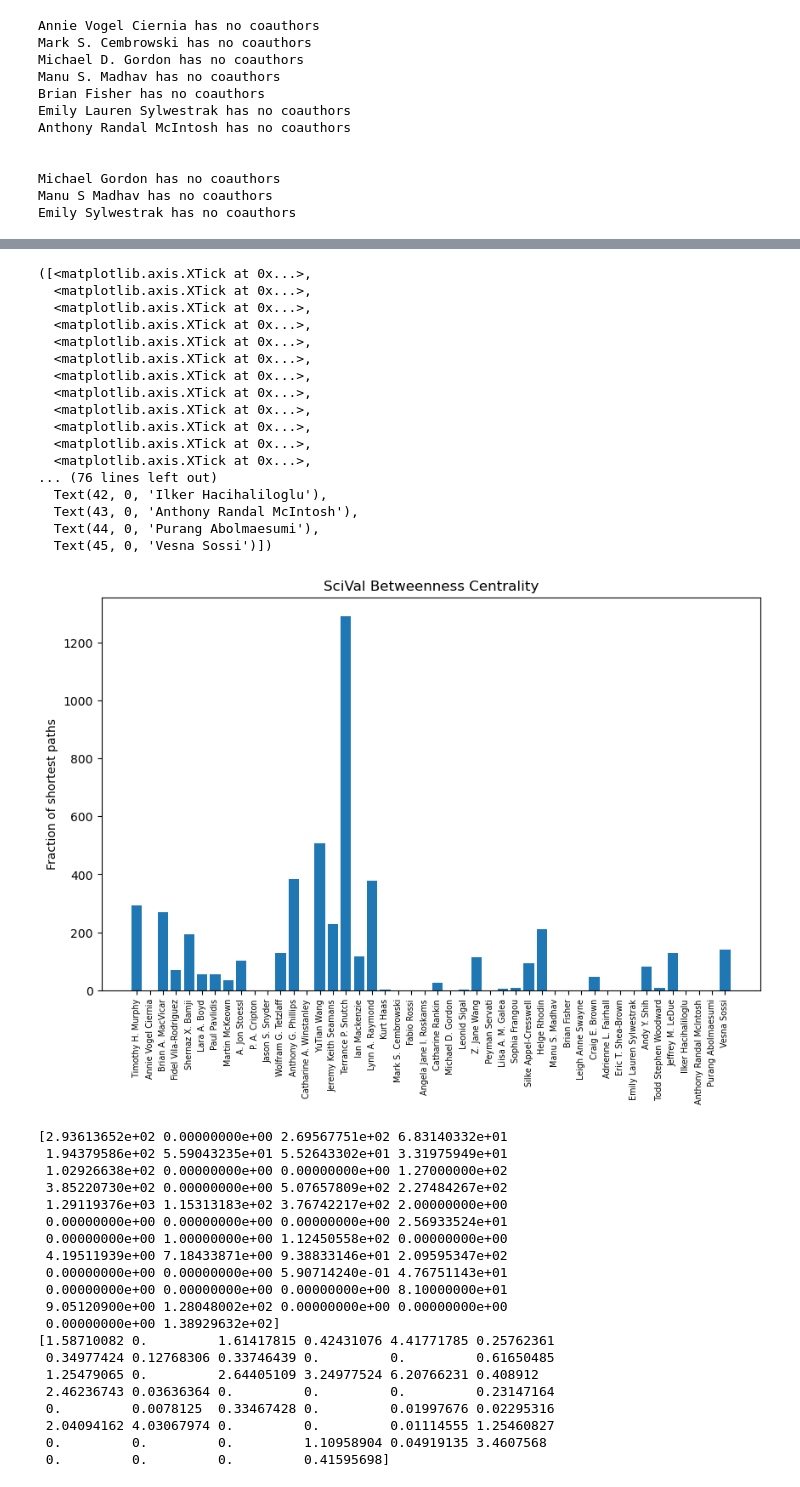
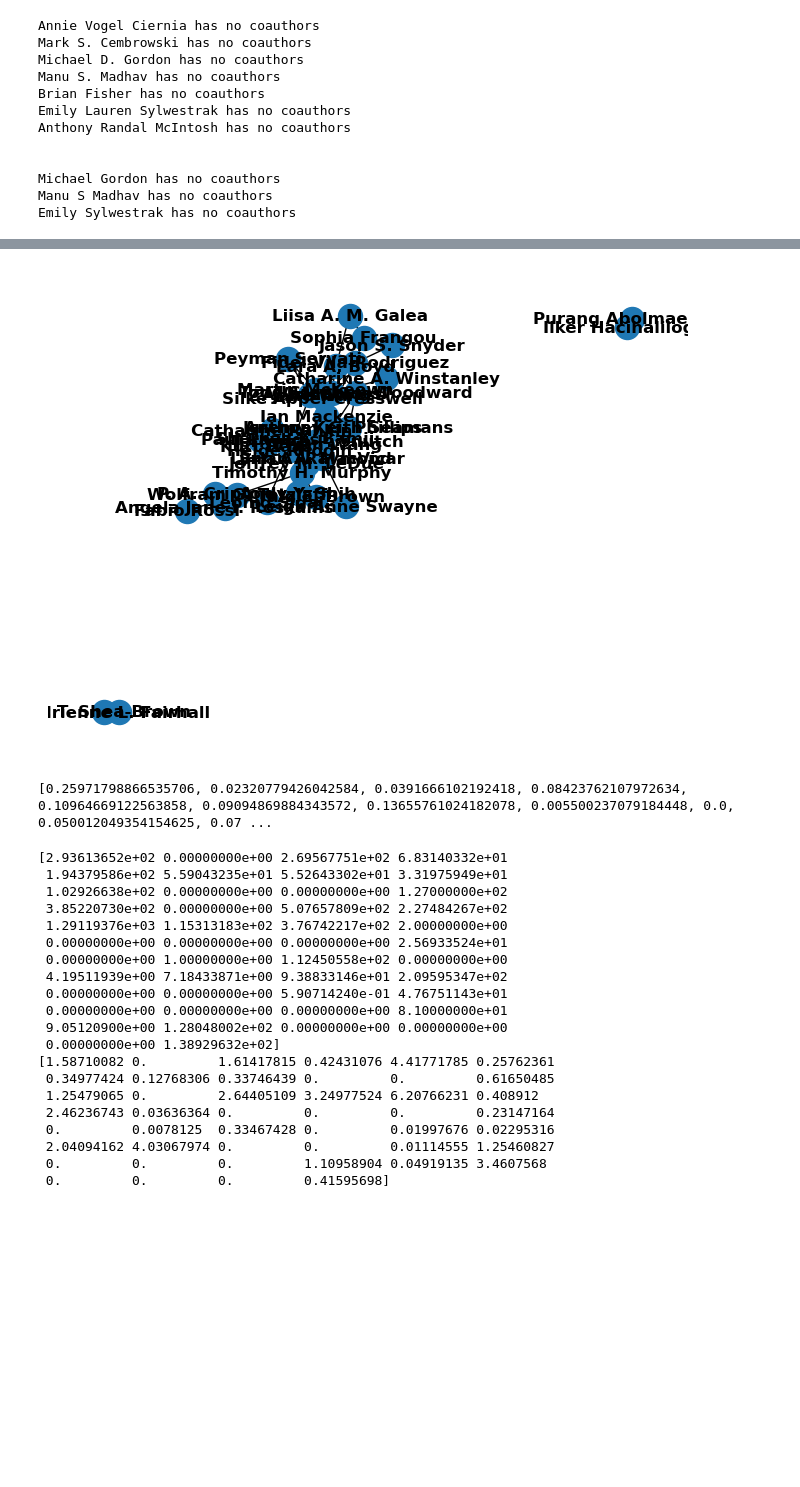
Before and after one commit to rainacao/scholar_metrics_scraper, a Jupyter notebook: authorlist comparisons/centrality.ipynb, the cells around one changed output, grey strips where cells are left out. Cells and saved outputs as stored; diff of their text form; code cells hidden in the pictures; blank space fills up the shorter version.

```diff
--- a/authorlist comparisons/centrality.ipynb
+++ b/authorlist comparisons/centrality.ipynb
@@ -66,3 +124,15 @@ Emily Sylwestrak has no coauthors
+# %%
+nx.draw(authors_g, with_labels=True, font_weight='bold')
+plt.show()
+# %% [output]
+[figure, added]
+# %%
+sv_BC_dict = nx.betweenness_centrality(authors_g)
+scival_BC_new = [val for key, val in sv_BC_dict.items()]
+scival_names = [key for key, val in sv_BC_dict.items()]
+print(scival_BC_new)
+# %% [output]
+[0.25971798866535706, 0.02320779426042584, 0.0391666102192418, 0.08423762107972634, 0.10964669122563858, 0.09094869884343572, 0.13655761024182078, 0.005500237079184448, 0.0, 0.050012049354154625, 0.07 ...
 # %%
 # plt.matshow(scival_coauthor_matrix,cmap="Wistia",norm="linear")
 # plt.matshow(gs_coauthor_matrix,cmap="Wistia",norm="linear")
@@ -97,29 +164,3 @@ scival_centrality_normed = scival_centrality/(((len(scival_coauthor_matrix)-1)*(
-# %%
-plt.figure(figsize=(10,6))
-names = scival_df["Name"].to_list()
-plt.bar(names, scival_centrality)
-plt.title("SciVal Betweenness Centrality")
-plt.ylabel("Fraction of shortest paths")
-plt.xticks(range(len(names)), labels=names, rotation=90, fontsize='x-small')
-# %% [output]
-([<matplotlib.axis.XTick at 0x...>,
-  <matplotlib.axis.XTick at 0x...>,
-  <matplotlib.axis.XTick at 0x...>,
-  <matplotlib.axis.XTick at 0x...>,
-  <matplotlib.axis.XTick at 0x...>,
-  <matplotlib.axis.XTick at 0x...>,
-  <matplotlib.axis.XTick at 0x...>,
-  <matplotlib.axis.XTick at 0x...>,
-  <matplotlib.axis.XTick at 0x...>,
-  <matplotlib.axis.XTick at 0x...>,
-  <matplotlib.axis.XTick at 0x...>,
-  <matplotlib.axis.XTick at 0x...>,
-... (76 lines left out)
-  Text(42, 0, 'Ilker Hacihaliloglu'),
-  Text(43, 0, 'Anthony Randal McIntosh'),
-  Text(44, 0, 'Purang Abolmaesumi'),
-  Text(45, 0, 'Vesna Sossi')])
-[figure, removed]
 # %%
 gs_centrality = bct.betweenness_bin(gs_coauthor_matrix)
 gs_centrality_normed = gs_centrality/(((len(gs_coauthor_matrix)-1)*(len(gs_coauthor_matrix)-2))/2)
```
Also changed, not shown: parts of 19 cells of this notebook, 6 other files.
